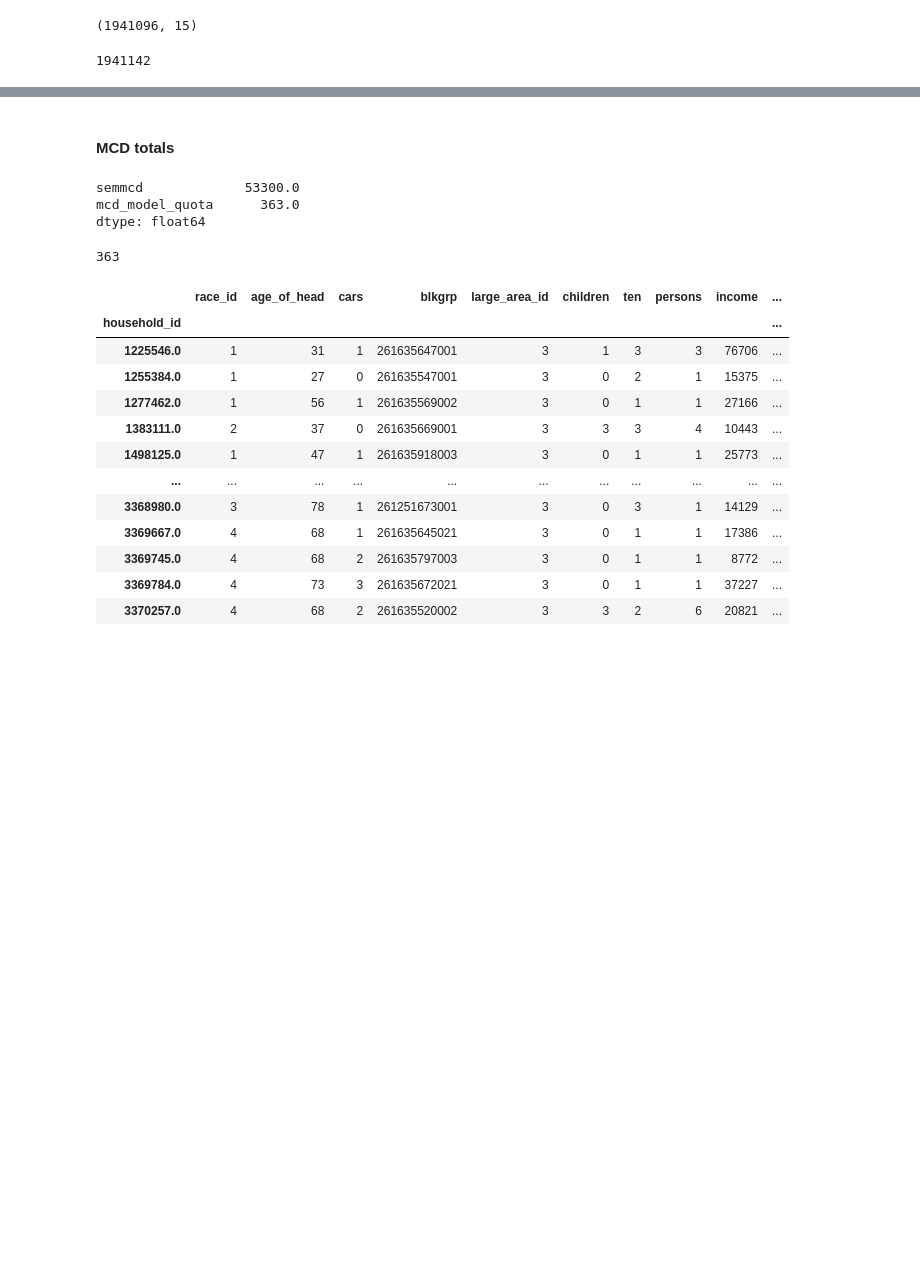
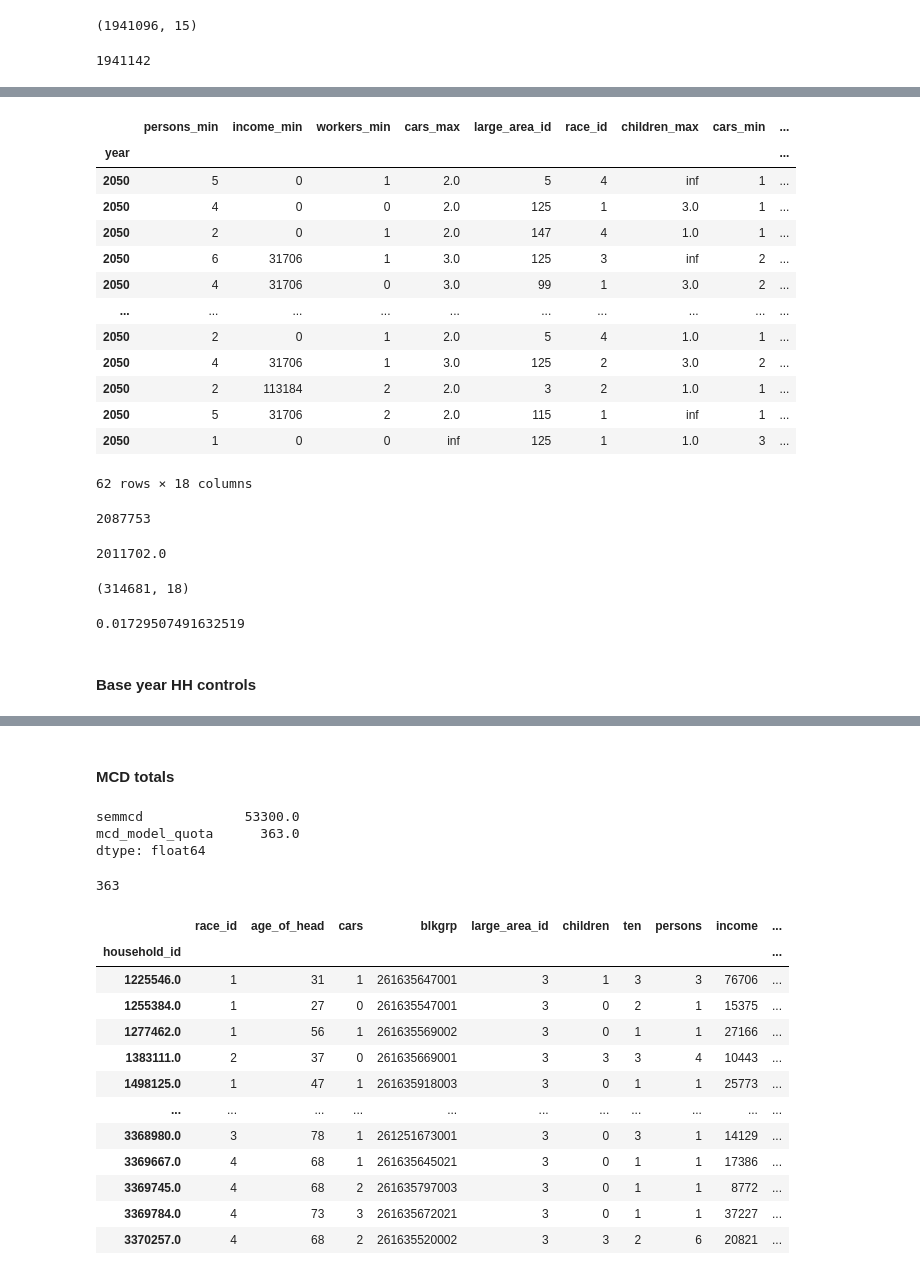
Before and after one commit to SEMCOG/semcog_urbansim, a Jupyter notebook: notebooks/model_analysis/model_output_analysis.ipynb, the cells around one changed output, grey strips where cells are left out. Cells and saved outputs as stored; diff of their text form; code cells hidden in the pictures; blank space fills up the shorter version.

```diff
--- a/notebooks/model_analysis/model_output_analysis.ipynb
+++ b/notebooks/model_analysis/model_output_analysis.ipynb
@@ -554,0 +559,17 @@ region_ct.loc[2050, 'ratio'] = region_ct.loc[2050, 'region_simulated_hh_2050']
+# %%
+missing.query('region_sampled_hh_2050==0')
+# %% [output]
+|  | persons_min | income_min | workers_min | cars_max | large_area_id | race_id | children_max | cars_min | ... |
+| year |  |  |  |  |  |  |  |  | ... |
+| 2050 | 5 | 0 | 1 | 2.0 | 5 | 4 | inf | 1 | ... |
+| 2050 | 4 | 0 | 0 | 2.0 | 125 | 1 | 3.0 | 1 | ... |
+| 2050 | 2 | 0 | 1 | 2.0 | 147 | 4 | 1.0 | 1 | ... |
+| 2050 | 6 | 31706 | 1 | 3.0 | 125 | 3 | inf | 2 | ... |
+| 2050 | 4 | 31706 | 0 | 3.0 | 99 | 1 | 3.0 | 2 | ... |
+| ... | ... | ... | ... | ... | ... | ... | ... | ... | ... |
+| 2050 | 2 | 0 | 1 | 2.0 | 5 | 4 | 1.0 | 1 | ... |
+| 2050 | 4 | 31706 | 1 | 3.0 | 125 | 2 | 3.0 | 2 | ... |
+| 2050 | 2 | 113184 | 2 | 2.0 | 3 | 2 | 1.0 | 1 | ... |
+| 2050 | 5 | 31706 | 2 | 2.0 | 115 | 1 | inf | 1 | ... |
+| 2050 | 1 | 0 | 0 | inf | 125 | 1 | 1.0 | 3 | ... |
+62 rows × 18 columns
@@ -554,0 +578,19 @@ region_ct.loc[2050, 'ratio'] = region_ct.loc[2050, 'region_simulated_hh_2050']
+# %%
+region_ct.loc[2050].total_number_of_households.sum()
+# %% [output]
+2087753
+# %%
+region_ct.loc[2050].region_sampled_hh_2050.sum()
+# %% [output]
+2011702.0
+# %%
+region_ct.shape
+# %% [output]
+(314681, 18)
+# %%
+# diff by ratio
+region_ct.loc[2050]['abs_diff'].sum()/region_ct.loc[2050]["total_number_of_households"].sum()
+# %% [output]
+0.01729507491632519
+# %% [markdown]
+#### Base year HH controls
```
Also changed, not shown: parts of 19 cells of this notebook, 1 other file.
